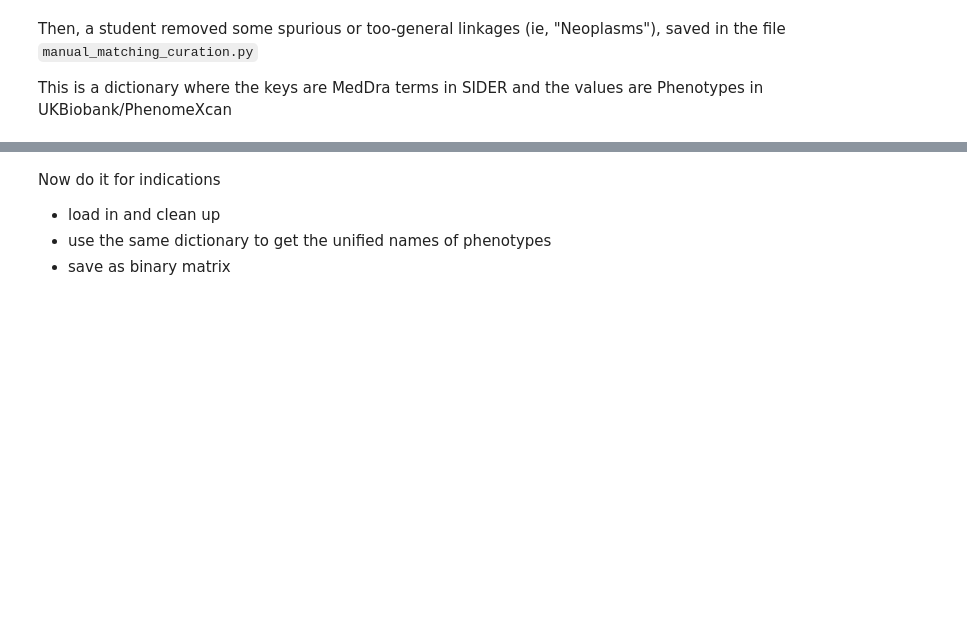
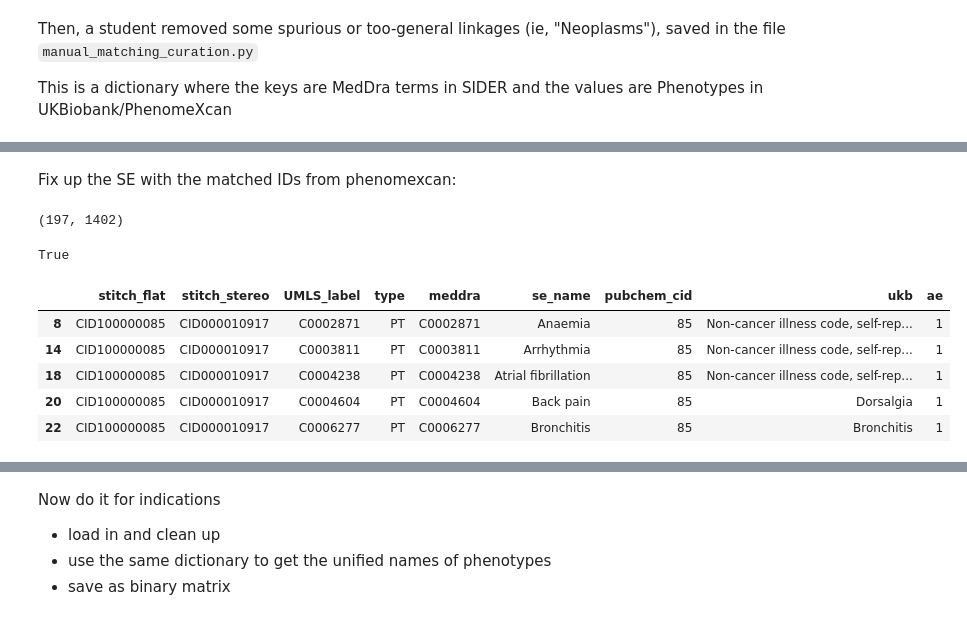
Before and after one commit to RDMelamed/drug-phenome, a Jupyter notebook: 1. curate_data.ipynb, the cells around one changed output, grey strips where cells are left out. Saved outputs shown, nothing was run; the diff lists cells and outputs as text; code cells hidden in the pictures; blank space fills up the shorter version.

```diff
--- a/1. curate_data.ipynb
+++ b/1. curate_data.ipynb
@@ -175,0 +181,2 @@ ptstack.shape
+# %% [markdown]
+Fix up the SE with the matched IDs from phenomexcan:
@@ -175,0 +197,17 @@ ptstack.shape
+# %%
+ptstack.shape
+# %% [output]
+(197, 1402)
+# %%
+119 in ptstack.columns
+# %% [output]
+True
+# %%
+pt_match.head()
+# %% [output]
+|  | stitch_flat | stitch_stereo | UMLS_label | type | meddra | se_name | pubchem_cid | ukb | ae |
+| 8 | CID100000085 | CID000010917 | C0002871 | PT | C0002871 | Anaemia | 85 | Non-cancer illness code, self-rep... | 1 |
+| 14 | CID100000085 | CID000010917 | C0003811 | PT | C0003811 | Arrhythmia | 85 | Non-cancer illness code, self-rep... | 1 |
+| 18 | CID100000085 | CID000010917 | C0004238 | PT | C0004238 | Atrial fibrillation | 85 | Non-cancer illness code, self-rep... | 1 |
+| 20 | CID100000085 | CID000010917 | C0004604 | PT | C0004604 | Back pain | 85 | Dorsalgia | 1 |
+| 22 | CID100000085 | CID000010917 | C0006277 | PT | C0006277 | Bronchitis | 85 | Bronchitis | 1 |
```
Also changed, not shown: parts of 19 cells of this notebook, 2 other files.
